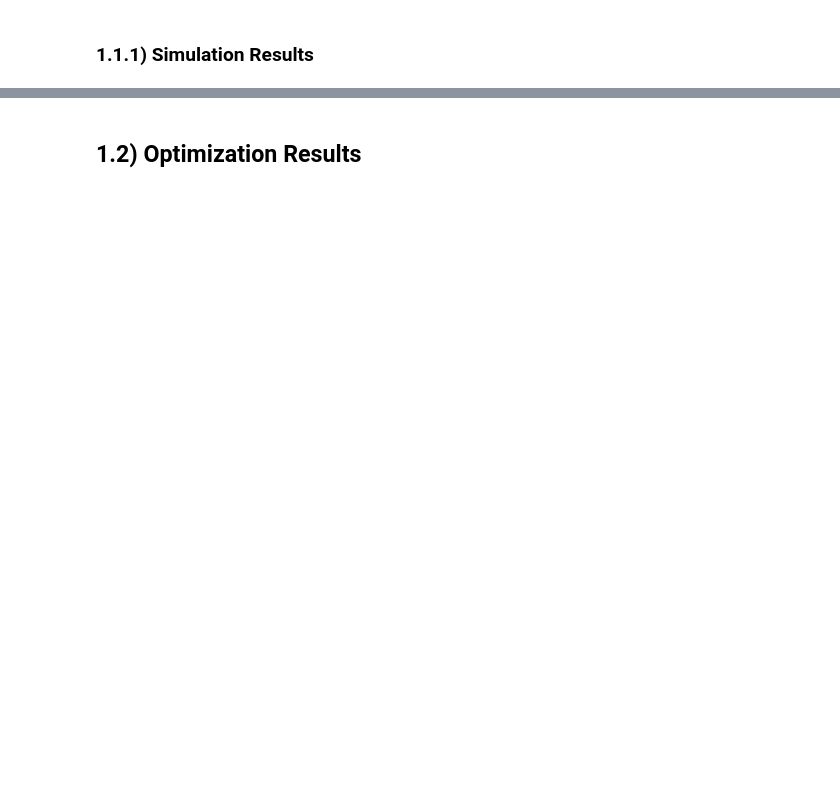
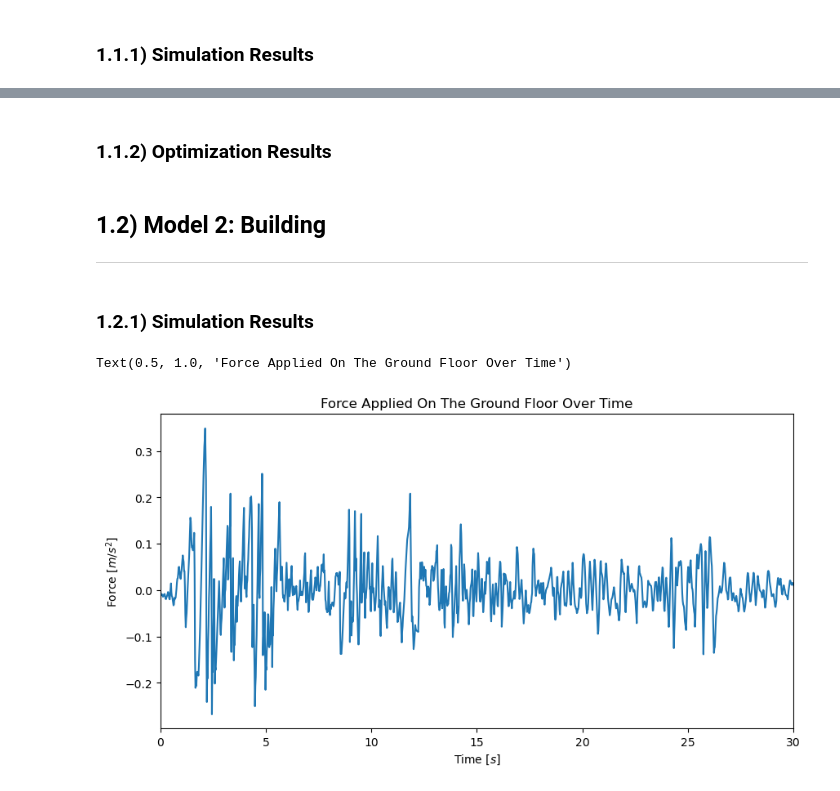
Before and after one commit to StevenVC/PHY480_semester_project, a Jupyter notebook: testing/project_notebook.ipynb, the cells around one changed output, grey strips where cells are left out. Saved outputs shown, nothing was run; the diff lists cells and outputs as text; code cells hidden in the pictures; blank space fills up the shorter version.

```diff
--- a/testing/project_notebook.ipynb
+++ b/testing/project_notebook.ipynb
@@ -51,4 +48,9 @@ Text(0, 0.5, 'Mass Position [m]')
 # %% [markdown]
-## 1.2) Optimization Results
+### 1.1.2) Optimization Results
+# %% [markdown]
+## 1.2) Model 2: Building
+---
+# %% [markdown]
+### 1.2.1) Simulation Results
 # %%
 %%bash
@@ -62,6 +66,25 @@ g++ -O3 -o sim_building.exe ../src/sim_building.cpp
 
 rm sim_building.exe
 # %%
-quake_date = np.genfromtxt('../init_conds/elcentro_NS.dat.txt', delimiter=' ', usecols=(0,1), dtype='f8')
-data_damp = np.genfromtxt('../results/sim_build_res.txt', delimiter=',', skip_header=1, usecols=(0,1,2,3,4,5), dtype='f8')
-data_no_damp = np.genfromtxt('../results/sim_build_res.txt', delimiter=',', skip_header=1, usecols=(0,1,2,3,4,5), dtype='f8')
+quake_data = np.genfromtxt('../init_conds/elcentro_NS.dat.txt', delimiter=' ', usecols=(0,1), dtype='f8')
+
+data_damp = np.genfromtxt('../results/sim_build_res_damp.txt', delimiter=',', skip_header=1, dtype='f8')
+data_no_damp = np.genfromtxt('../results/sim_build_res_nodamp.txt', delimiter=',', skip_header=1, dtype='f8')
+
+data_damp = data_damp[:,:-1]
+data_no_damp = data_no_damp[:,:-1]
+# %%
+fig, ax1 = plt.subplots()
+fig.set_size_inches(10,5)
+
+# plot input seismic signal/data
+ax1.plot(quake_data[:,0], quake_data[:,1])
+
+ax1.set_xlim(0,30)
+
+ax1.set_xlabel('Time [$s$]')
+ax1.set_ylabel('Force [$m/s^{2}$]')
+ax1.set_title('Force Applied On The Ground Floor Over Time')
+# %% [output]
+Text(0.5, 1.0, 'Force Applied On The Ground Floor Over Time')
+[figure, added]
```
Also changed, not shown: parts of 6 cells of this notebook, 5 other files.
